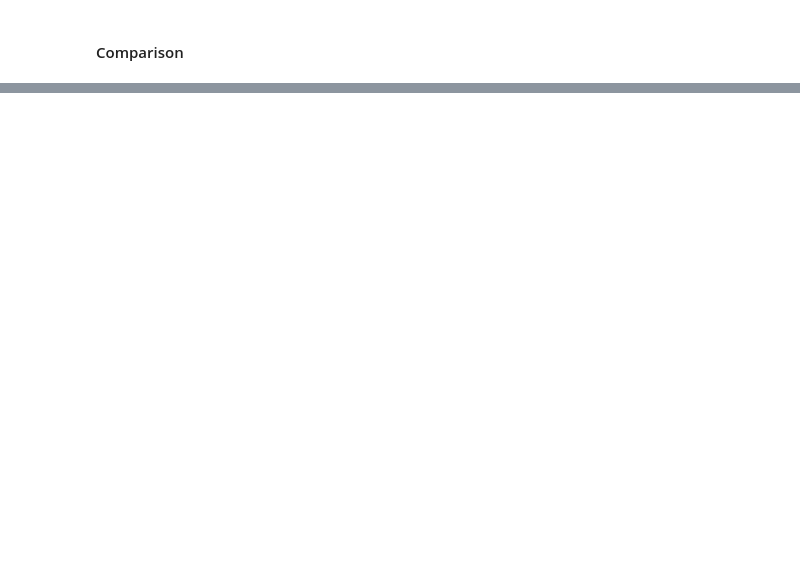
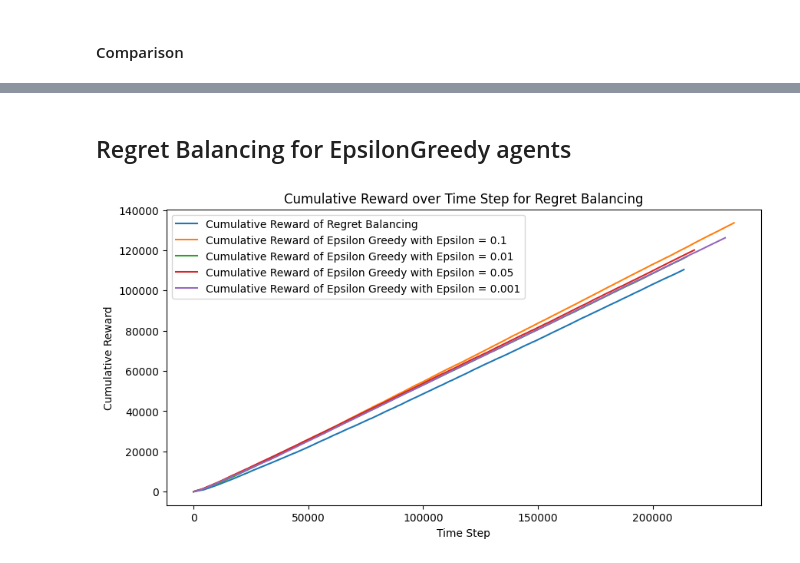
Before and after one commit to AugustinCablant/Advanced-ML, a Jupyter notebook: src/Notebook_RealData.ipynb, the cells around one changed output, grey strips where cells are left out. Saved outputs shown, nothing was run; the diff lists cells and outputs as text; code cells hidden in the pictures; blank space fills up the shorter version.

Commit message:
Regret Balancing for epsilonGreedy

```diff
--- a/src/Notebook_RealData.ipynb
+++ b/src/Notebook_RealData.ipynb
@@ -81,0 +83,8 @@ plt.show()
+# %% [markdown]
+## Regret Balancing for EpsilonGreedy agents
+# %%
+history4 = pd.DataFrame(data=None, columns=df.columns)
+history4 = history4.astype({'movieId': 'int32', 'liked': 'float'})
+rewards4, history4 = RunRegretBalancingEpsilonGreedy(df, history4, slate_size = 5, batch_size = 10000, verbose = False, plot = True)
+# %% [output]
+[figure, added]
```
Also changed, not shown: parts of 6 cells of this notebook, 1 other file.
